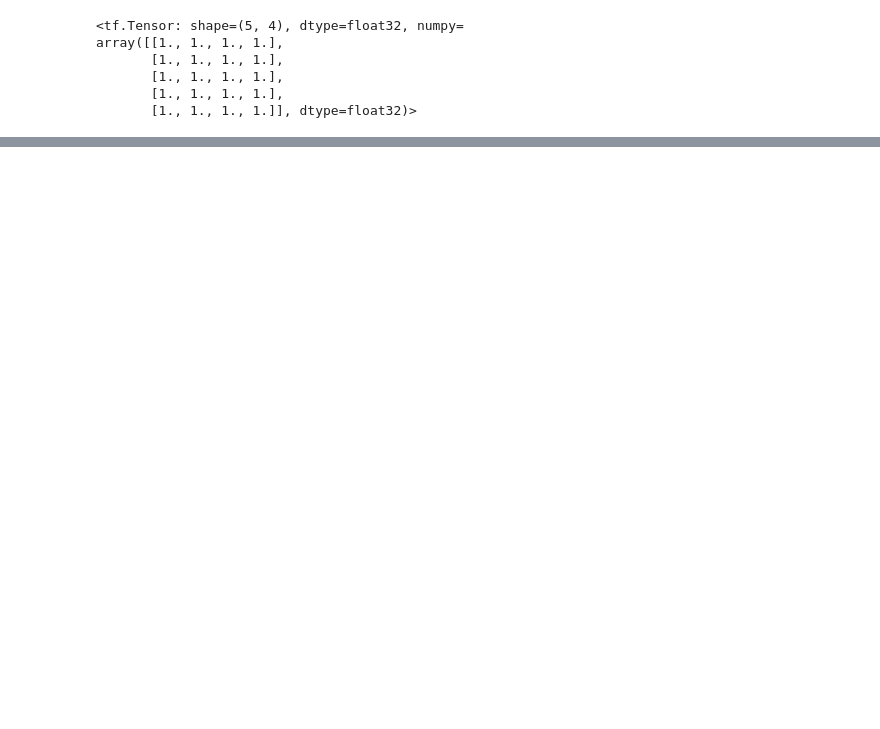
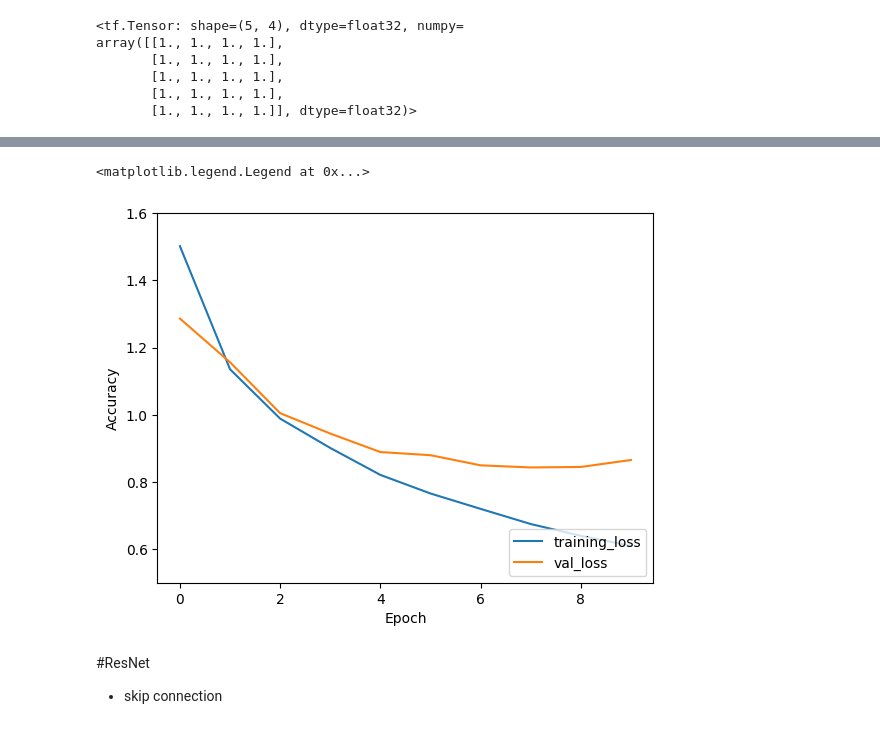
Before and after one commit to Nattakonjpg/AIPrototype2023, a Jupyter notebook: AI_Prototype.ipynb, the cells around one changed output, grey strips where cells are left out. Drawn from its saved outputs; the diff is of its cells as text; code cells hidden in the pictures; blank space fills up the shorter version.

```diff
--- a/AI_Prototype.ipynb
+++ b/AI_Prototype.ipynb
@@ -63,0 +174,10 @@ array([[ 0.05855815,  0.20337819, -0.02154016,  0.06831552, -0.09714634],
+# %%
+input_images = keras.Input(shape=(32, 32, 3), name="img") #shape = 32,32 *3 ชื่อ layer = img
+model = layers.Conv2D(32, (3, 3), activation="relu", name="conv1")(input_images) # layer Conv2D 3*3 32 channel, (input_images) input จาก layer ก่อนหน้า
+model = layers.MaxPooling2D((2, 2), name="maxpool1")(model)
+model = layers.Conv2D(64, (3, 3), activation='relu', name="conv2")(model)
+model = layers.MaxPooling2D((2, 2), name="maxpool2")(model)
+model = layers.Conv2D(64, (3, 3), activation='relu', name="conv3")(model)
+model = layers.Flatten(name="Flatten")(model)
+model = layers.Dense(64, activation='relu', name="activation")(model)
+output = layers.Dense(10, name="output")(model)
@@ -63,0 +186,2 @@ array([[ 0.05855815,  0.20337819, -0.02154016,  0.06831552, -0.09714634],
+# %%
+my_model = keras.Model(input_images, output, name = "mymodel")
@@ -63,0 +208,7 @@ array([[ 0.05855815,  0.20337819, -0.02154016,  0.06831552, -0.09714634],
+# %%
+my_model.compile(optimizer='adam',
+              loss=tf.keras.losses.SparseCategoricalCrossentropy(from_logits=True),
+              metrics=['accuracy'])
+# %%
+history = my_model.fit(train_images, train_labels, epochs=10,
+                    validation_data=(test_images, test_labels))
@@ -63,0 +236,13 @@ array([[ 0.05855815,  0.20337819, -0.02154016,  0.06831552, -0.09714634],
+# %%
+plt.plot(range(10),history.history['loss'], label='training_loss')
+plt.plot(range(10),history.history['val_loss'], label = 'val_loss')
+plt.xlabel('Epoch')
+plt.ylabel('Accuracy')
+plt.ylim([0.5, 1.6])
+plt.legend(loc='lower right')
+# %% [output]
+<matplotlib.legend.Legend at 0x...>
+[figure, added]
+# %% [markdown]
+#ResNet
+- skip connection
```
Also changed, not shown: parts of 28 cells of this notebook.
